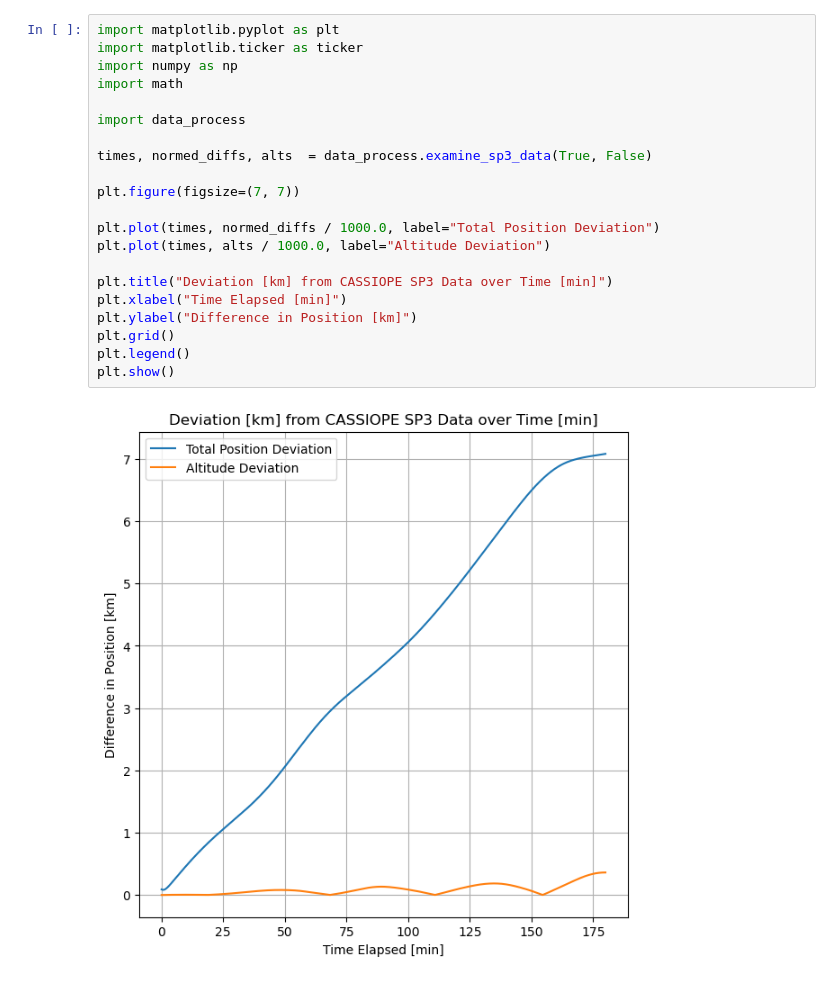
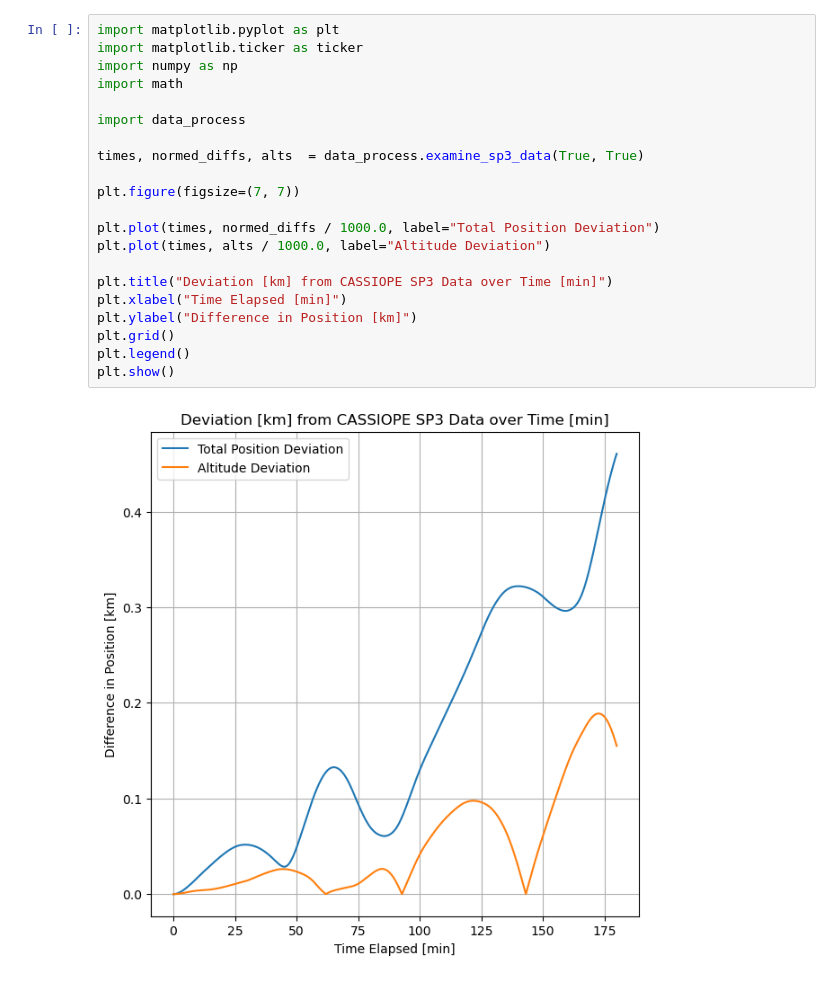
Before and after one commit to utat-ss/adcs-sim, a Jupyter notebook: pointwise_eval.ipynb, the cells around one changed output. Cells and saved outputs as stored; diff of their text form.

Commit message:
FIX: Time offset present in data

```diff
--- a/pointwise_eval.ipynb
+++ b/pointwise_eval.ipynb
@@ -1,23 +1,23 @@
 # %%
 import matplotlib.pyplot as plt
 import matplotlib.ticker as ticker
 import numpy as np
 import math
 
 import data_process
 
-times, normed_diffs, alts  = data_process.examine_sp3_data(True, False)
+times, normed_diffs, alts  = data_process.examine_sp3_data(True, True)
 
 plt.figure(figsize=(7, 7))
 
 plt.plot(times, normed_diffs / 1000.0, label="Total Position Deviation")
 plt.plot(times, alts / 1000.0, label="Altitude Deviation")
 
 plt.title("Deviation [km] from CASSIOPE SP3 Data over Time [min]")
 plt.xlabel("Time Elapsed [min]")
 plt.ylabel("Difference in Position [km]")
 plt.grid()
 plt.legend()
 plt.show()
 # %% [output]
-[figure, old version]
+[figure, new version]
```
Also changed, not shown: 2 other files.
